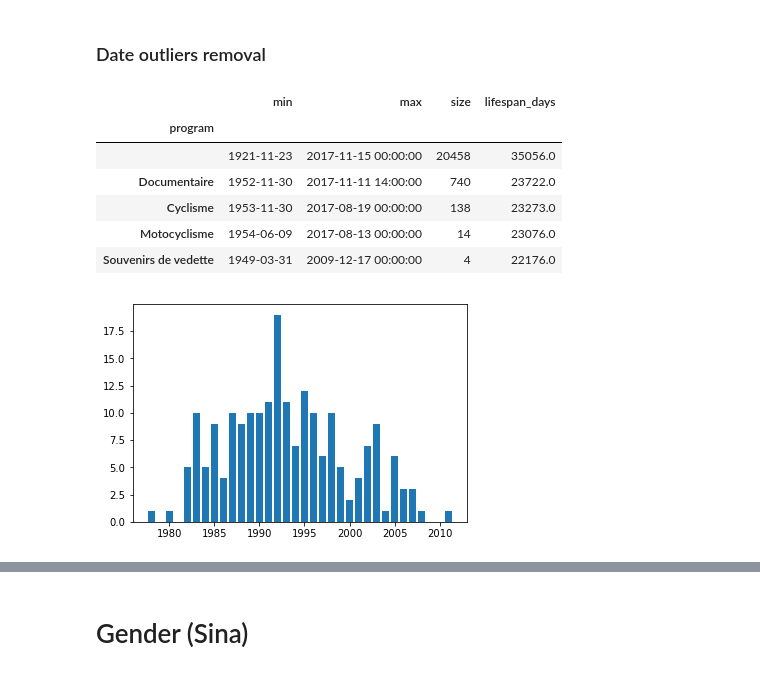
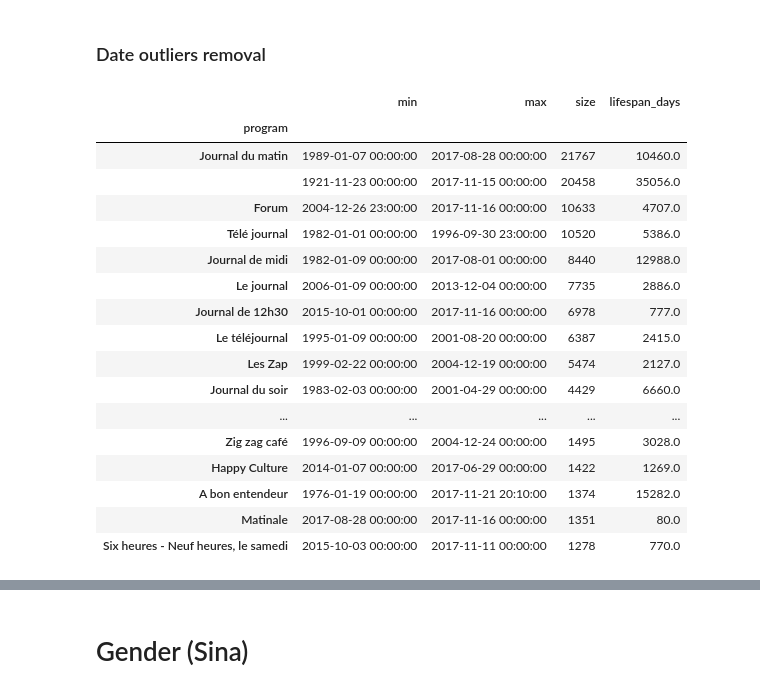
Before and after one commit to m-yaghini/ada17, a Jupyter notebook: project-master/code/data_exploration_LW.ipynb, the cells around one changed output, grey strips where cells are left out. Drawn from its saved outputs; the diff is of its cells as text; code cells hidden in the pictures.

```diff
--- a/project-master/code/data_exploration_LW.ipynb
+++ b/project-master/code/data_exploration_LW.ipynb
@@ -12,5 +15,5 @@ from json_data_getter import get_all_json
 ## Loading
 # %%
 # gets all the json files toghether, may take a minute
-number_documents, keys, documents = get_all_json()
+_, _, documents = get_all_json()
 df = pd.DataFrame.from_dict(documents)
@@ -18,14 +23,16 @@ df = pd.DataFrame.from_dict(documents)
 ## Cleaning
 # %%
 # keep NaN for float columns, empty strings for string columns
-for col in df:
-    # get dtype for column
-    dt = df[col].dtype
-    # check if it is a number
-    if dt == int or dt == float:
-        pass
-    else:
-        df[col].fillna("", inplace=True)
+with progressbar.ProgressBar(max_value=len(df.columns)) as bar:
+    for i,col in enumerate(df):
+        # get dtype for column
+        dt = df[col].dtype
+        # check if it is a number
+        if dt == int or dt == float:
+            pass
+        else:
+            df[col].fillna("", inplace=True)
+        bar.update(i)
 
 # set dates to datetime type
 df['publicationDate'] = pd.to_datetime(
@@ -113,25 +120,23 @@ def remove_date_outliers(df):
 # %%
 df_without_date_outliers = remove_date_outliers(df)
 get_program_lifespan(df_without_date_outliers).sort_values(
-    'lifespan_days', ascending=False).head()
+    'size', ascending=False).head(35)
 # %% [output]
 |  | min | max | size | lifespan_days |
 | program |  |  |  |  |
-|  | 1921-11-23 | 2017-11-15 00:00:00 | 20458 | 35056.0 |
-| Documentaire | 1952-11-30 | 2017-11-11 14:00:00 | 740 | 23722.0 |
-| Cyclisme | 1953-11-30 | 2017-08-19 00:00:00 | 138 | 23273.0 |
-| Motocyclisme | 1954-06-09 | 2017-08-13 00:00:00 | 14 | 23076.0 |
-| Souvenirs de vedette | 1949-03-31 | 2009-12-17 00:00:00 | 4 | 22176.0 |
+| Journal du matin | 1989-01-07 00:00:00 | 2017-08-28 00:00:00 | 21767 | 10460.0 |
+|  | 1921-11-23 00:00:00 | 2017-11-15 00:00:00 | 20458 | 35056.0 |
+| Forum | 2004-12-26 23:00:00 | 2017-11-16 00:00:00 | 10633 | 4707.0 |
+| Télé journal | 1982-01-01 00:00:00 | 1996-09-30 23:00:00 | 10520 | 5386.0 |
+| Journal de midi | 1982-01-09 00:00:00 | 2017-08-01 00:00:00 | 8440 | 12988.0 |
+| Le journal | 2006-01-09 00:00:00 | 2013-12-04 00:00:00 | 7735 | 2886.0 |
+| Journal de 12h30 | 2015-10-01 00:00:00 | 2017-11-16 00:00:00 | 6978 | 777.0 |
+| Le téléjournal | 1995-01-09 00:00:00 | 2001-08-20 00:00:00 | 6387 | 2415.0 |
+| Les Zap | 1999-02-22 00:00:00 | 2004-12-19 00:00:00 | 5474 | 2127.0 |
+| Journal du soir | 1983-02-03 00:00:00 | 2001-04-29 00:00:00 | 4429 | 6660.0 |
+| ... | ... | ... | ... | ... |
+| Zig zag café | 1996-09-09 00:00:00 | 2004-12-24 00:00:00 | 1495 | 3028.0 |
+| Happy Culture | 2014-01-07 00:00:00 | 2017-06-29 00:00:00 | 1422 | 1269.0 |
+| A bon entendeur | 1976-01-19 00:00:00 | 2017-11-21 20:10:00 | 1374 | 15282.0 |
+| Matinale | 2017-08-28 00:00:00 | 2017-11-16 00:00:00 | 1351 | 80.0 |
+| Six heures - Neuf heures, le samedi | 2015-10-03 00:00:00 | 2017-11-11 00:00:00 | 1278 | 770.0 |
-# %%
-program_groups_without_outliers = df_without_date_outliers.groupby(df.program)
-
-TJmidi = program_groups_without_outliers.get_group('TJ midi')
-
-TJmidi_date_distribution = TJmidi.groupby(
-    TJmidi.publicationDate.map(lambda x: (x.year))).size()
-
-plt.bar(TJmidi_date_distribution.index, TJmidi_date_distribution.values)
-
-plt.show()
-# %% [output]
-[figure, removed]
```
Also changed, not shown: parts of 17 cells of this notebook, 1 other file.
